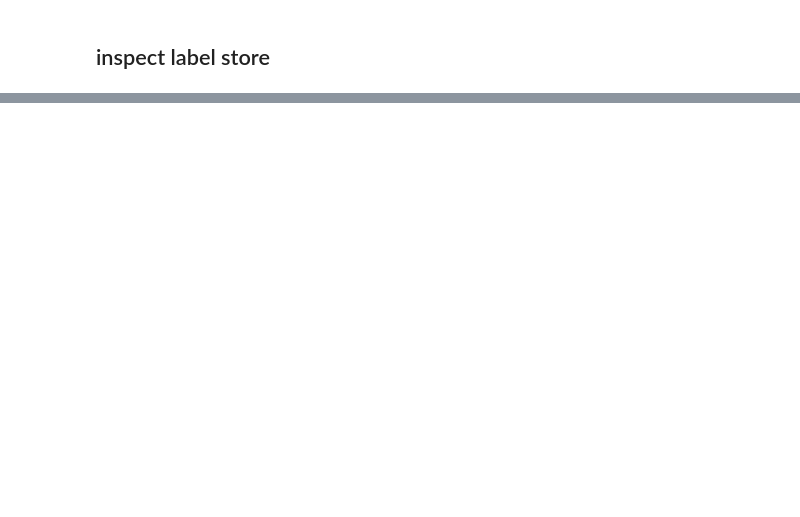
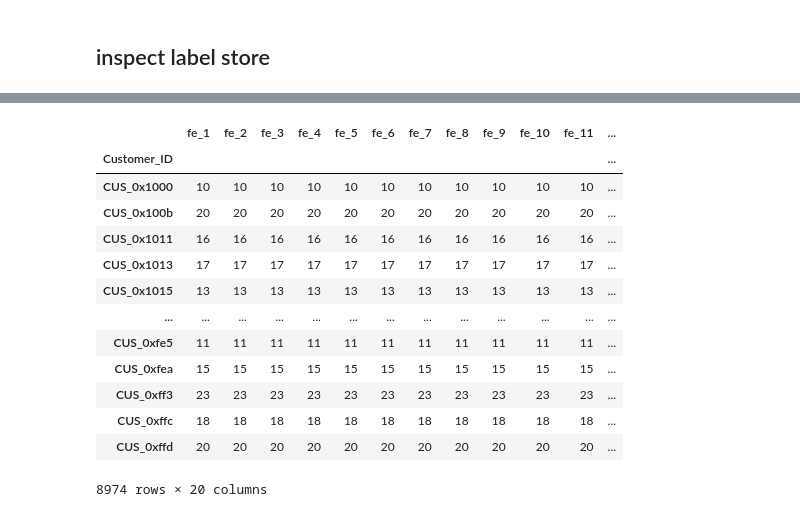
Before and after one commit to pakkei1212/MLE, a Jupyter notebook: a1/data_processing_main.ipynb, the cells around one changed output, grey strips where cells are left out. Cells and saved outputs as stored; diff of their text form; code cells hidden in the pictures; blank space fills up the shorter version.

```diff
--- a/a1/data_processing_main.ipynb
+++ b/a1/data_processing_main.ipynb
@@ -415,0 +1111,17 @@ df.printSchema()
+# %%
+merged_silver_click_pdf.groupby("Customer_ID")[["fe_" + str(i) for i in range(1, 21)]].count()
+# %% [output]
+|  | fe_1 | fe_2 | fe_3 | fe_4 | fe_5 | fe_6 | fe_7 | fe_8 | fe_9 | fe_10 | fe_11 | ... |
+| Customer_ID |  |  |  |  |  |  |  |  |  |  |  | ... |
+| CUS_0x1000 | 10 | 10 | 10 | 10 | 10 | 10 | 10 | 10 | 10 | 10 | 10 | ... |
+| CUS_0x100b | 20 | 20 | 20 | 20 | 20 | 20 | 20 | 20 | 20 | 20 | 20 | ... |
+| CUS_0x1011 | 16 | 16 | 16 | 16 | 16 | 16 | 16 | 16 | 16 | 16 | 16 | ... |
+| CUS_0x1013 | 17 | 17 | 17 | 17 | 17 | 17 | 17 | 17 | 17 | 17 | 17 | ... |
+| CUS_0x1015 | 13 | 13 | 13 | 13 | 13 | 13 | 13 | 13 | 13 | 13 | 13 | ... |
+| ... | ... | ... | ... | ... | ... | ... | ... | ... | ... | ... | ... | ... |
+| CUS_0xfe5 | 11 | 11 | 11 | 11 | 11 | 11 | 11 | 11 | 11 | 11 | 11 | ... |
+| CUS_0xfea | 15 | 15 | 15 | 15 | 15 | 15 | 15 | 15 | 15 | 15 | 15 | ... |
+| CUS_0xff3 | 23 | 23 | 23 | 23 | 23 | 23 | 23 | 23 | 23 | 23 | 23 | ... |
+| CUS_0xffc | 18 | 18 | 18 | 18 | 18 | 18 | 18 | 18 | 18 | 18 | 18 | ... |
+| CUS_0xffd | 20 | 20 | 20 | 20 | 20 | 20 | 20 | 20 | 20 | 20 | 20 | ... |
+8974 rows × 20 columns
```
Also changed, not shown: parts of 77 cells of this notebook, 4 other files.
